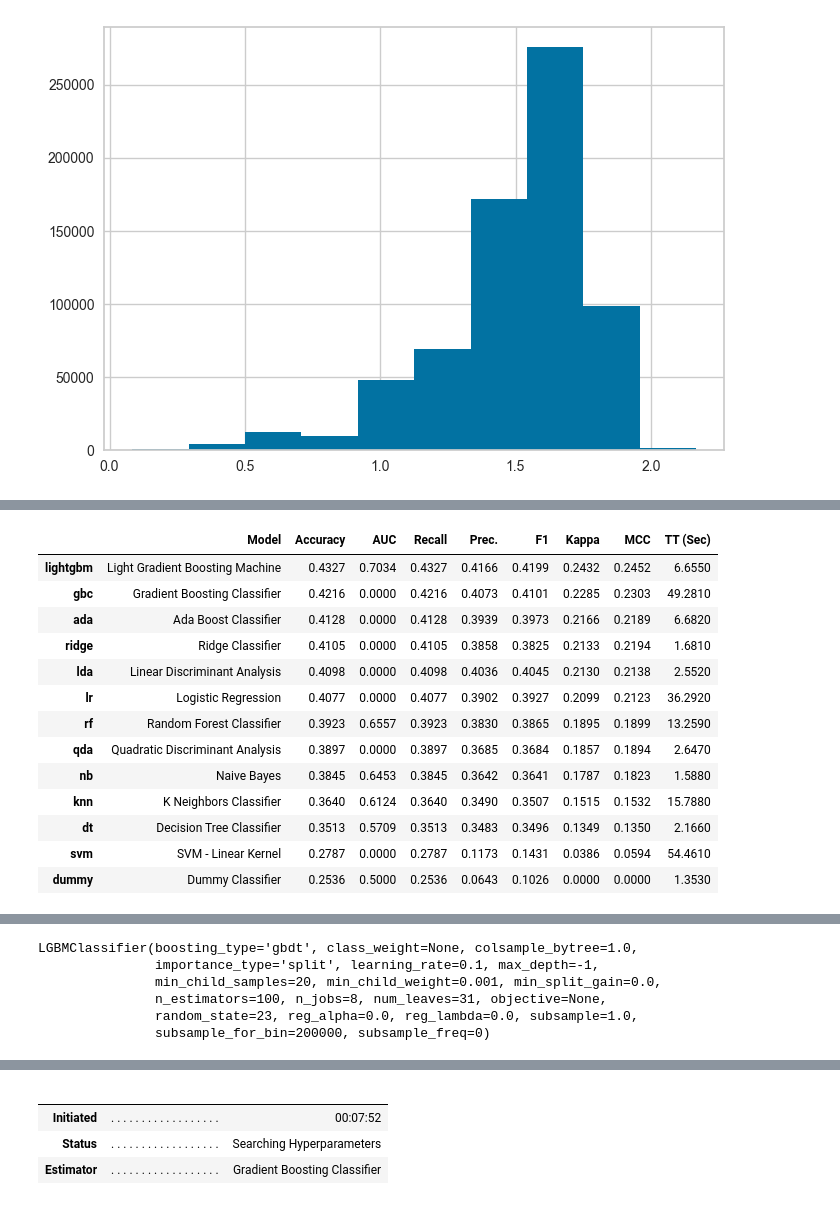
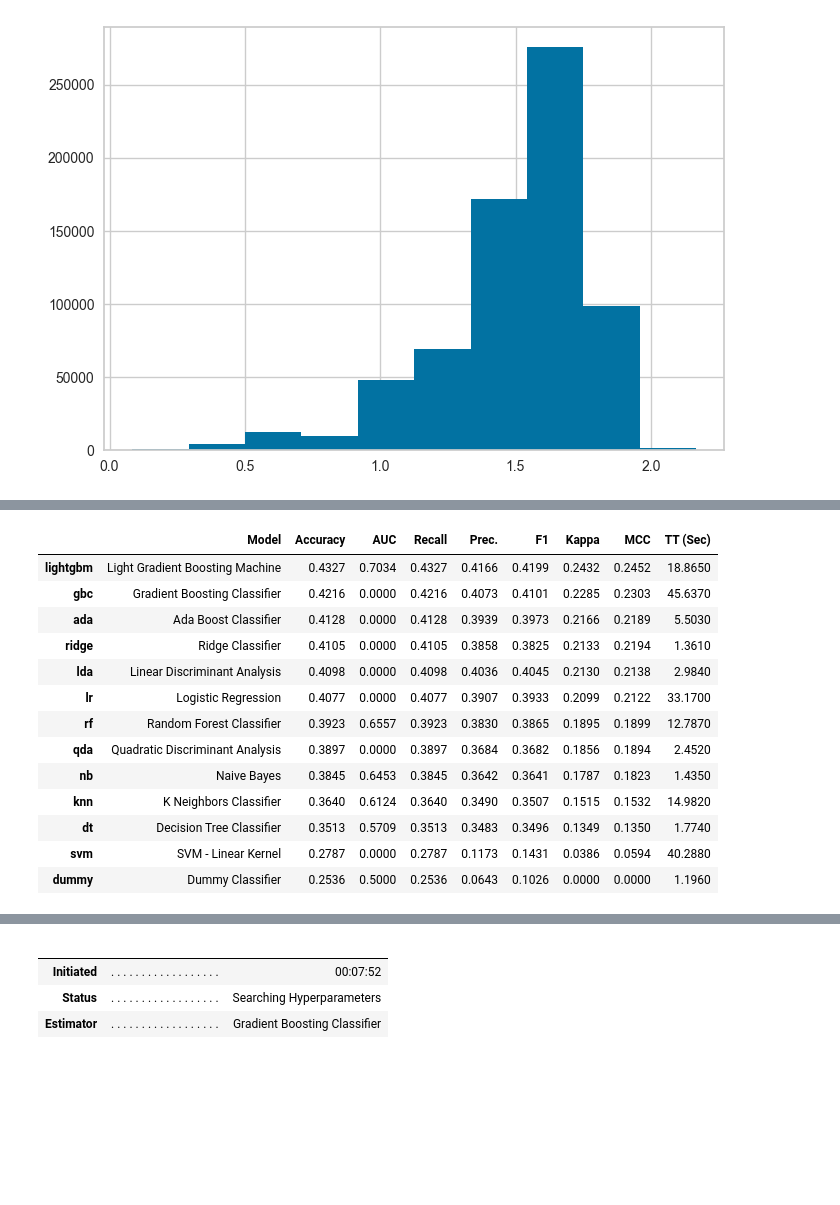
Before and after one commit to Astolfo2332/ICFES_pro_prediction, a Jupyter notebook: Models_quick_analisys.ipynb, the cells around one changed output, grey strips where cells are left out. Cells and saved outputs as stored; diff of their text form; code cells hidden in the pictures; blank space fills up the shorter version.

Commit message:
add(notebooks) se añaden utilidades y creacion y entrenamiento de modelos

```diff
--- a/Models_quick_analisys.ipynb
+++ b/Models_quick_analisys.ipynb
@@ -91,27 +91,21 @@ plt.hist(exp1.dataset_transformed["ESTU_PRGM_ACADEMICO"])
  <BarContainer object of 10 artists>)
 [figure]
 # %%
-exp1.compare_models(exclude=["et"])
+best_models = exp1.compare_models(exclude=["et"], n_select=3)
 # %% [output]
 [interactive output not drawn]
 |  | Model | Accuracy | AUC | Recall | Prec. | F1 | Kappa | MCC | TT (Sec) |
-| lightgbm | Light Gradient Boosting Machine | 0.4327 | 0.7034 | 0.4327 | 0.4166 | 0.4199 | 0.2432 | 0.2452 | 6.6550 |
-| gbc | Gradient Boosting Classifier | 0.4216 | 0.0000 | 0.4216 | 0.4073 | 0.4101 | 0.2285 | 0.2303 | 49.2810 |
-| ada | Ada Boost Classifier | 0.4128 | 0.0000 | 0.4128 | 0.3939 | 0.3973 | 0.2166 | 0.2189 | 6.6820 |
-| ridge | Ridge Classifier | 0.4105 | 0.0000 | 0.4105 | 0.3858 | 0.3825 | 0.2133 | 0.2194 | 1.6810 |
-| lda | Linear Discriminant Analysis | 0.4098 | 0.0000 | 0.4098 | 0.4036 | 0.4045 | 0.2130 | 0.2138 | 2.5520 |
-| lr | Logistic Regression | 0.4077 | 0.0000 | 0.4077 | 0.3902 | 0.3927 | 0.2099 | 0.2123 | 36.2920 |
-| rf | Random Forest Classifier | 0.3923 | 0.6557 | 0.3923 | 0.3830 | 0.3865 | 0.1895 | 0.1899 | 13.2590 |
-| qda | Quadratic Discriminant Analysis | 0.3897 | 0.0000 | 0.3897 | 0.3685 | 0.3684 | 0.1857 | 0.1894 | 2.6470 |
-| nb | Naive Bayes | 0.3845 | 0.6453 | 0.3845 | 0.3642 | 0.3641 | 0.1787 | 0.1823 | 1.5880 |
-| knn | K Neighbors Classifier | 0.3640 | 0.6124 | 0.3640 | 0.3490 | 0.3507 | 0.1515 | 0.1532 | 15.7880 |
-| dt | Decision Tree Classifier | 0.3513 | 0.5709 | 0.3513 | 0.3483 | 0.3496 | 0.1349 | 0.1350 | 2.1660 |
-| svm | SVM - Linear Kernel | 0.2787 | 0.0000 | 0.2787 | 0.1173 | 0.1431 | 0.0386 | 0.0594 | 54.4610 |
-| dummy | Dummy Classifier | 0.2536 | 0.5000 | 0.2536 | 0.0643 | 0.1026 | 0.0000 | 0.0000 | 1.3530 |
+| lightgbm | Light Gradient Boosting Machine | 0.4327 | 0.7034 | 0.4327 | 0.4166 | 0.4199 | 0.2432 | 0.2452 | 18.8650 |
+| gbc | Gradient Boosting Classifier | 0.4216 | 0.0000 | 0.4216 | 0.4073 | 0.4101 | 0.2285 | 0.2303 | 45.6370 |
+| ada | Ada Boost Classifier | 0.4128 | 0.0000 | 0.4128 | 0.3939 | 0.3973 | 0.2166 | 0.2189 | 5.5030 |
+| ridge | Ridge Classifier | 0.4105 | 0.0000 | 0.4105 | 0.3858 | 0.3825 | 0.2133 | 0.2194 | 1.3610 |
+| lda | Linear Discriminant Analysis | 0.4098 | 0.0000 | 0.4098 | 0.4036 | 0.4045 | 0.2130 | 0.2138 | 2.9840 |
+| lr | Logistic Regression | 0.4077 | 0.0000 | 0.4077 | 0.3907 | 0.3933 | 0.2099 | 0.2122 | 33.1700 |
+| rf | Random Forest Classifier | 0.3923 | 0.6557 | 0.3923 | 0.3830 | 0.3865 | 0.1895 | 0.1899 | 12.7870 |
+| qda | Quadratic Discriminant Analysis | 0.3897 | 0.0000 | 0.3897 | 0.3684 | 0.3682 | 0.1856 | 0.1894 | 2.4520 |
+| nb | Naive Bayes | 0.3845 | 0.6453 | 0.3845 | 0.3642 | 0.3641 | 0.1787 | 0.1823 | 1.4350 |
+| knn | K Neighbors Classifier | 0.3640 | 0.6124 | 0.3640 | 0.3490 | 0.3507 | 0.1515 | 0.1532 | 14.9820 |
+| dt | Decision Tree Classifier | 0.3513 | 0.5709 | 0.3513 | 0.3483 | 0.3496 | 0.1349 | 0.1350 | 1.7740 |
+| svm | SVM - Linear Kernel | 0.2787 | 0.0000 | 0.2787 | 0.1173 | 0.1431 | 0.0386 | 0.0594 | 40.2880 |
+| dummy | Dummy Classifier | 0.2536 | 0.5000 | 0.2536 | 0.0643 | 0.1026 | 0.0000 | 0.0000 | 1.1960 |
 [interactive output not drawn]
-LGBMClassifier(boosting_type='gbdt', class_weight=None, colsample_bytree=1.0,
-               importance_type='split', learning_rate=0.1, max_depth=-1,
-               min_child_samples=20, min_child_weight=0.001, min_split_gain=0.0,
-               n_estimators=100, n_jobs=8, num_leaves=31, objective=None,
-               random_state=23, reg_alpha=0.0, reg_lambda=0.0, subsample=1.0,
-               subsample_for_bin=200000, subsample_freq=0)
```
Also changed, not shown: parts of 15 cells of this notebook, 1 other file.
